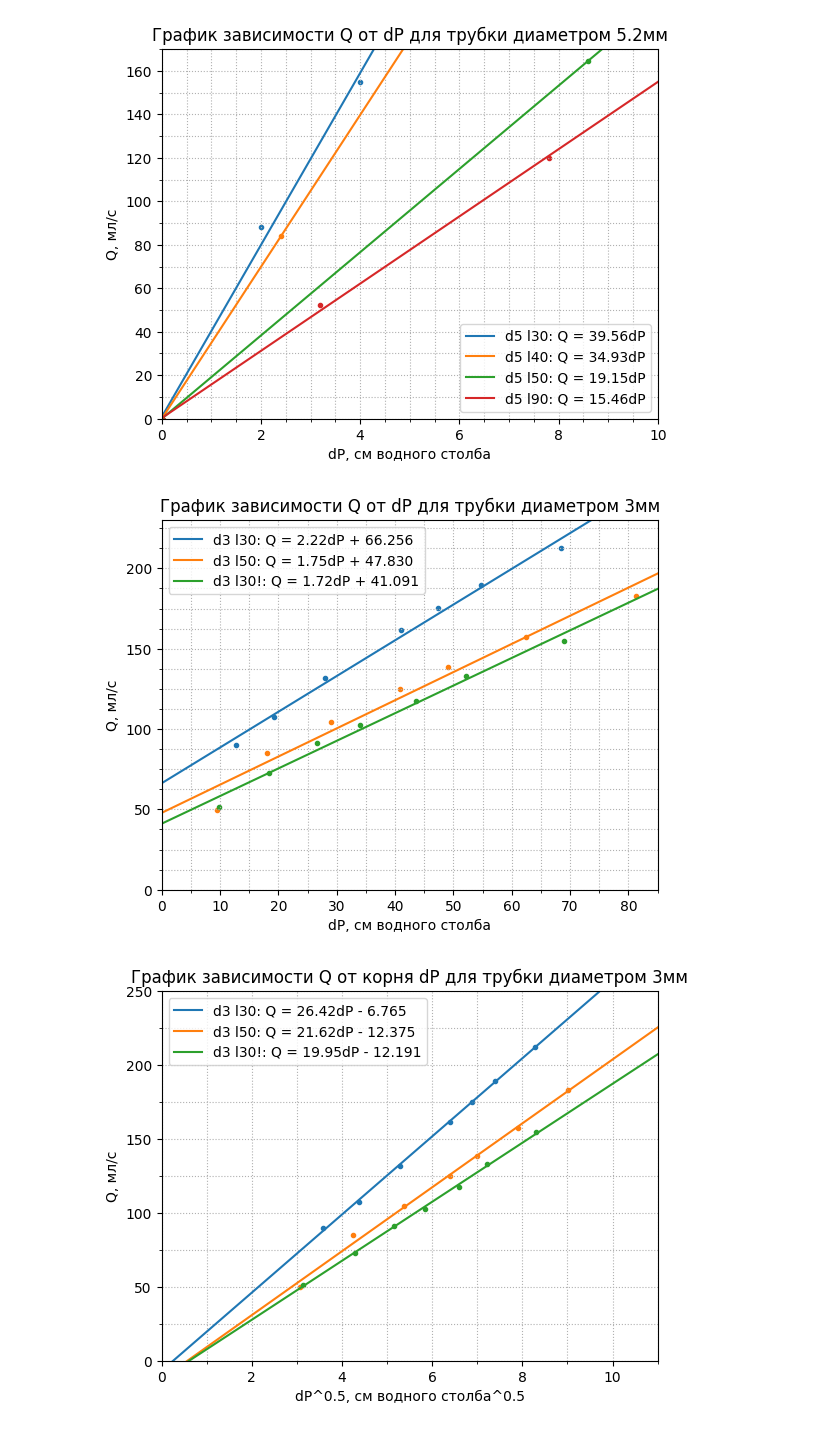
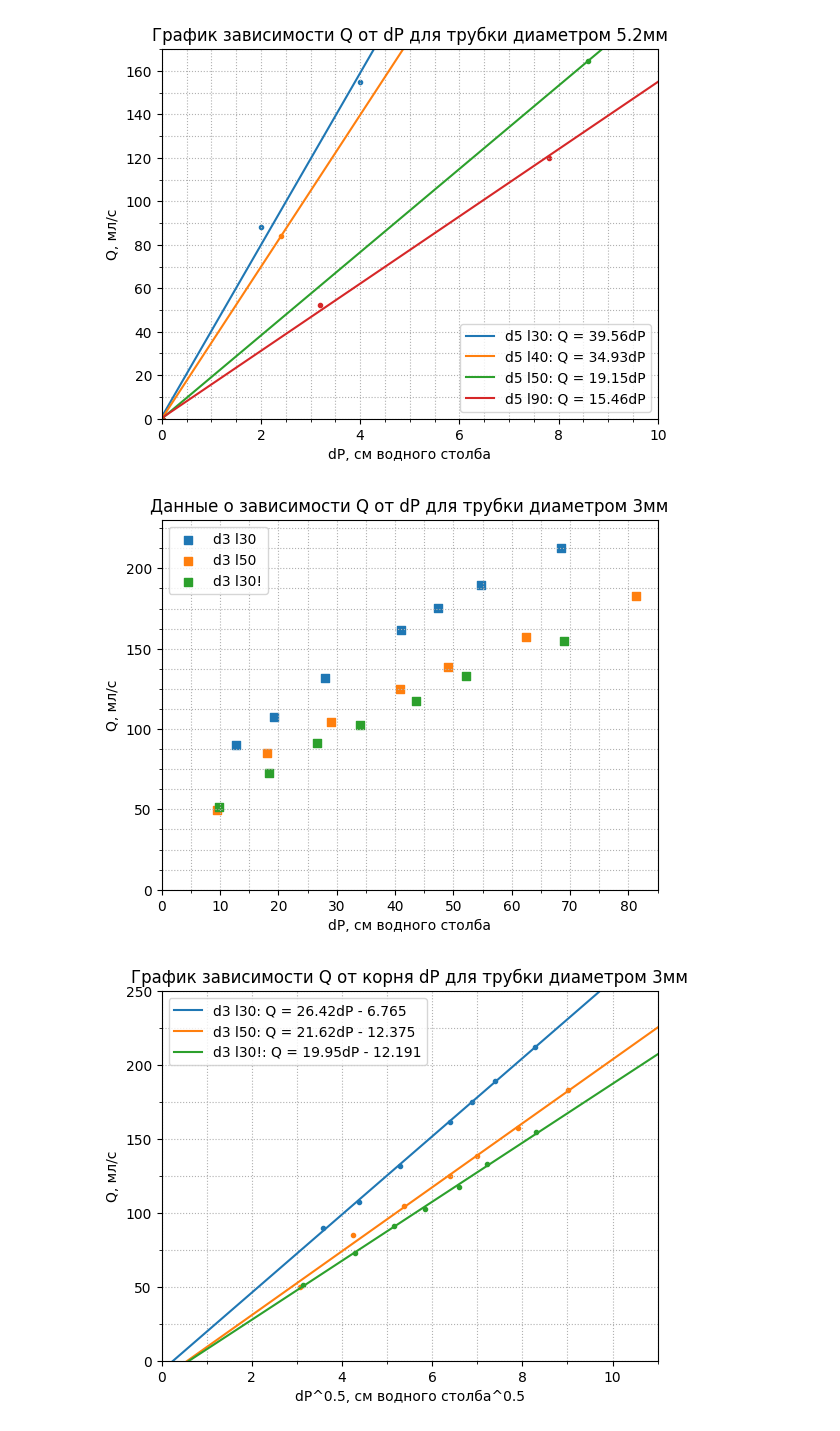
Before and after one commit to airavil/ObshePhis-Labs, a Jupyter notebook: Термодинамика/1.3.3/obrabotka.ipynb, the cells around one changed output. Saved outputs shown, nothing was run; the diff lists cells and outputs as text; code cells hidden in the pictures.

```diff
--- a/Термодинамика/1.3.3/obrabotka.ipynb
+++ b/Термодинамика/1.3.3/obrabotka.ipynb
@@ -12,19 +12,14 @@ for name in izmerenia:
 for name in izmerenia[0:4]:
     dp = Dt[name + ' dp']
     Q = Dt[name + ' Q']
-    plt.scatter(dp, Q, marker='.')
-    coeffs = np.polyfit(dp, Q, deg=1)
-    poly_func = np.poly1d(coeffs)
-    x = np.linspace(0, 100, 1000)
-    y = poly_func(x)
-    plt.plot(x, y, label=f"{name}: Q = {coeffs[0]:.2f}dP + {coeffs[1]:.3f}")
+    plt.scatter(dp, Q, marker=',', label=name)
 ax = plt.gca()
 ax.xaxis.set_minor_locator(ticker.MultipleLocator(5))
 ax.yaxis.set_minor_locator(ticker.MultipleLocator(12.5))
 ax.grid(True, which='both', axis='both', linestyle='dotted')
 plt.ylim(0, 250)
 plt.xlim(0, 100)
-plt.title('График зависимости Q от dP для трубки диаметром 4.1мм')
+plt.title('Данные о зависимости Q от dP для трубки диаметром 4.1мм')
 plt.xlabel("dP, см водного столба")
 plt.ylabel("Q, мл/с")
 ax.legend()
@@ -87,22 +82,14 @@ plt.show()
 for name in izmerenia[4:9]:
     dp = Dt[name + ' dp']
     Q = Dt[name + ' Q']
-    plt.scatter(dp, Q, marker='.')
-    if name == 'd5 l30':
-        coeffs = np.polyfit(dp[0:5], Q[0:5], deg=1)
-    else:
-        coeffs = np.polyfit(dp, Q, deg=1)
-    poly_func = np.poly1d(coeffs)
-    x = np.linspace(0, 40, 1000)
-    y = poly_func(x)
-    plt.plot(x, y, label=f"{name}: Q = {coeffs[0]:.2f}dP + {coeffs[1]:.3f}")
+    plt.scatter(dp, Q, marker=',', label=name)
 ax = plt.gca()
 ax.xaxis.set_minor_locator(ticker.MultipleLocator(2.5))
 ax.yaxis.set_minor_locator(ticker.MultipleLocator(50))
 ax.grid(True, which='both', axis='both', linestyle='dotted')
 plt.ylim(0, 310)
 plt.xlim(0, 40)
-plt.title('График зависимости Q от dP для трубки диаметром 5.2мм')
+plt.title('Данные о зависимости Q от dP для трубки диаметром 5.2мм')
 plt.xlabel("dP, см водного столба")
 plt.ylabel("Q, мл/с")
 ax.legend()
@@ -170,26 +157,21 @@ plt.show()
 # %%
 for name in izmerenia[9:]:
     dp = Dt[name + ' dp']
     Q = Dt[name + ' Q']
-    plt.scatter(dp, Q, marker='.')
-    coeffs = np.polyfit(dp, Q, deg=1)
-    poly_func = np.poly1d(coeffs)
-    x = np.linspace(0, 85, 1000)
-    y = poly_func(x)
-    plt.plot(x, y, label=f"{name}: Q = {coeffs[0]:.2f}dP + {coeffs[1]:.3f}")
+    plt.scatter(dp, Q, marker=',', label=name)
 ax = plt.gca()
 ax.xaxis.set_minor_locator(ticker.MultipleLocator(5))
 ax.yaxis.set_minor_locator(ticker.MultipleLocator(12.5))
 ax.grid(True, which='both', axis='both', linestyle='dotted')
 plt.ylim(0, 230)
 plt.xlim(0, 85)
-plt.title('График зависимости Q от dP для трубки диаметром 3мм')
+plt.title('Данные о зависимости Q от dP для трубки диаметром 3мм')
 plt.xlabel("dP, см водного столба")
 plt.ylabel("Q, мл/с")
 ax.legend()
 plt.show()
 # %% [output]
-[figure, old version]
+[figure, new version]
 # %%
 for name in izmerenia[9:]:
     dp = Dt[name + ' dp']
```
Also changed, not shown: parts of 2 cells of this notebook.
